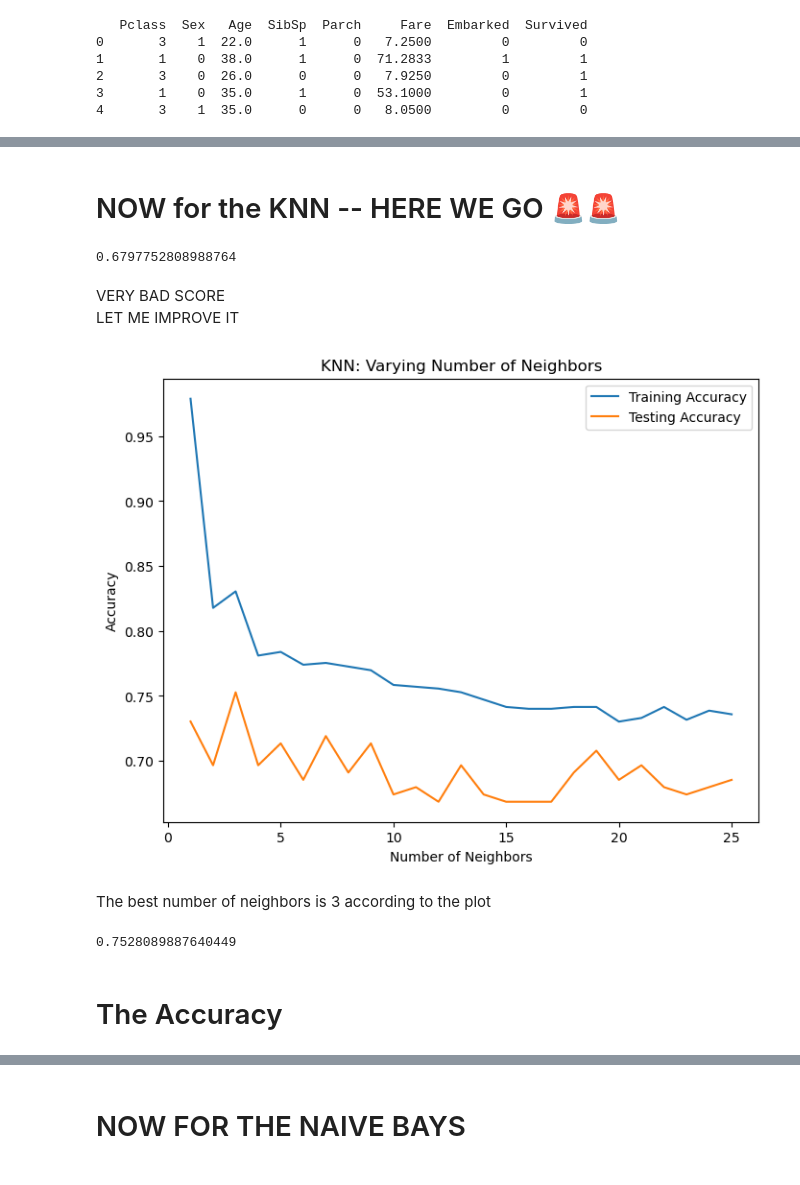
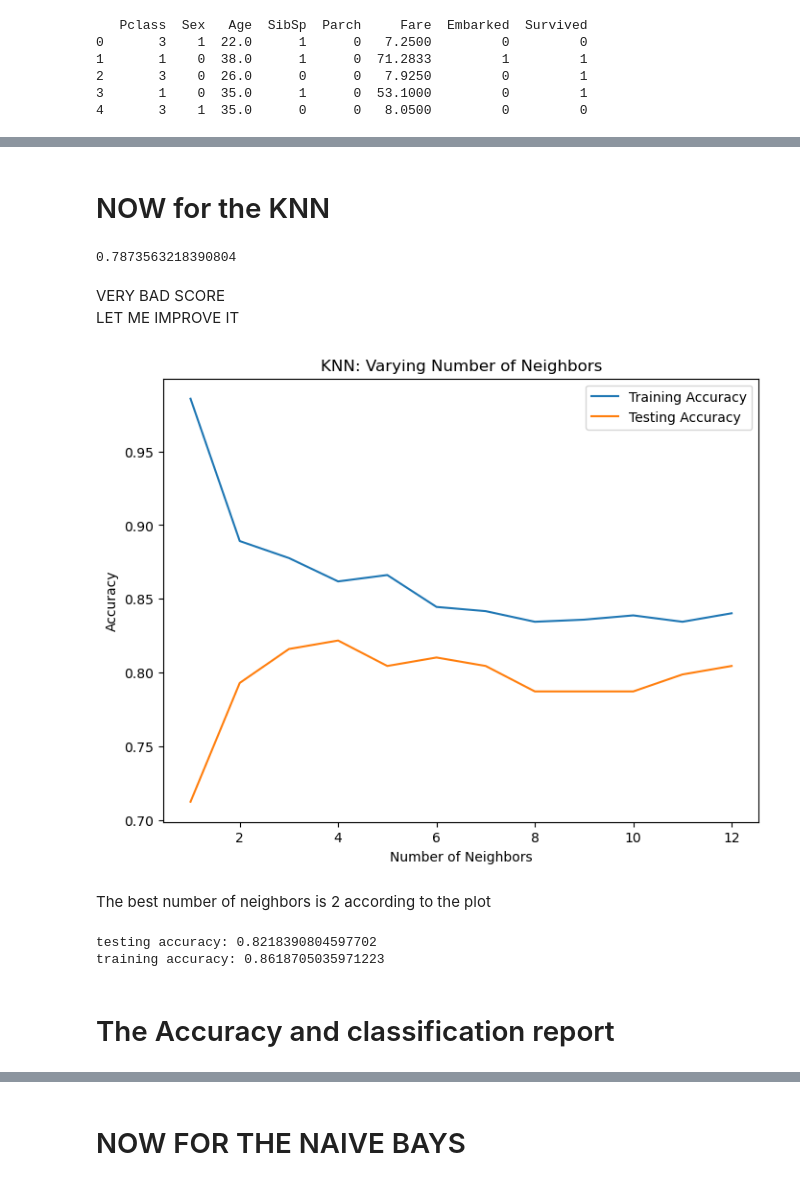
Before and after one commit to Oossooss11/Machine_learning_py, a Jupyter notebook: ML_PPROJECT.ipynb, the cells around one changed output, grey strips where cells are left out. Cells and saved outputs as stored; diff of their text form; code cells hidden in the pictures.

```diff
--- a/ML_PPROJECT.ipynb
+++ b/ML_PPROJECT.ipynb
@@ -102,4 +104,4 @@ it is weird that 3 passengers have the same fare and the same ticket number(512)
 # %%
-training_data = training_data[training_data['Fare']<400]
+training_data = training_data[training_data['Fare']<200]
 print(training_data.shape)
 # %% [output]
@@ -142,51 +150,62 @@ print(training_data.head())
+# %%
+x = training_data[['Pclass','Sex','Age','SibSp','Parch','Fare','Embarked']].values
+y = training_data['Survived'].values
+
+
+x_train, x_test, y_train, y_test = train_test_split(x,y,test_size=0.2, random_state=21, stratify=y)
+scaler = StandardScaler()
+x_train_scaled =  scaler.fit_transform(x_train)
+x_test_scaled =  scaler.transform(x_test)
+x_train = x_train_scaled
+x_test = x_test_scaled
 # %% [markdown]
-# NOW for the KNN -- HERE WE GO 🚨🚨
+# NOW for the KNN
-# %%
-x = training_data[['Pclass','Sex','Age','SibSp','Parch','Fare','Embarked']].values
-y = training_data['Survived'].values
-
-
-x_train, x_test, y_train, y_test = train_test_split(x,y,test_size=0.2, random_state=21, stratify=y)
-knn = knc(n_neighbors = 22)
-knn.fit(x_train,y_train)
-print(knn.score(x_test,y_test))
-# %% [output]
-0.6797752808988764
+# %%
+
+knn = knc(n_neighbors = 9)
+knn.fit(x_train,y_train)
+print(knn.score(x_test,y_test))
+# %% [output]
+0.7873563218390804
 # %% [markdown]
 VERY BAD SCORE \
 LET ME IMPROVE IT
 # %%
 train_accuracies = {}
 test_accuracies = {}
-neighbors = np.arange(1,26)
+neighbors = np.arange(1,13)
 
 for neighbor in neighbors:
     knn = knc(n_neighbors=neighbor)
     knn.fit(x_train,y_train)
     train_accuracies[neighbor] = knn.score(x_train,y_train)
     test_accuracies[neighbor] = knn.score(x_test,y_test)
 
 # WE PLOT THE DATA TO GET THE BEST NUMBER OF NEIGHBORS
 
 plt.figure(figsize=(8, 6))
 plt.title("KNN: Varying Number of Neighbors")
 plt.plot(neighbors, train_accuracies.values(), label="Training Accuracy")
 plt.plot(neighbors, test_accuracies.values(), label="Testing Accuracy")
 plt.legend()
 plt.xlabel("Number of Neighbors")
 plt.ylabel("Accuracy")
 plt.show()
 # %% [output]
-[figure, old version]
+[figure, new version]
 # %% [markdown]
-The best number of neighbors is 3 according to the plot
+The best number of neighbors is 2 according to the plot
 # %%
 
-knn = knc(n_neighbors = 3)
+knn = knc(n_neighbors = 4)
 knn.fit(x_train,y_train)
-print(knn.score(x_test,y_test))
+knn_accuracy = knn.score(x_test,y_test)
+
+print('testing accuracy: '+str( knn.score(x_test,y_test)))
+print('training accuracy: '+str(knn.score(x_train,y_train)))
 # %% [output]
-0.7528089887640449
+testing accuracy: 0.8218390804597702
+training accuracy: 0.8618705035971223
 # %% [markdown]
-# The Accuracy
+# The Accuracy and classification report
 # %%
```
Also changed, not shown: parts of 29 cells of this notebook.
